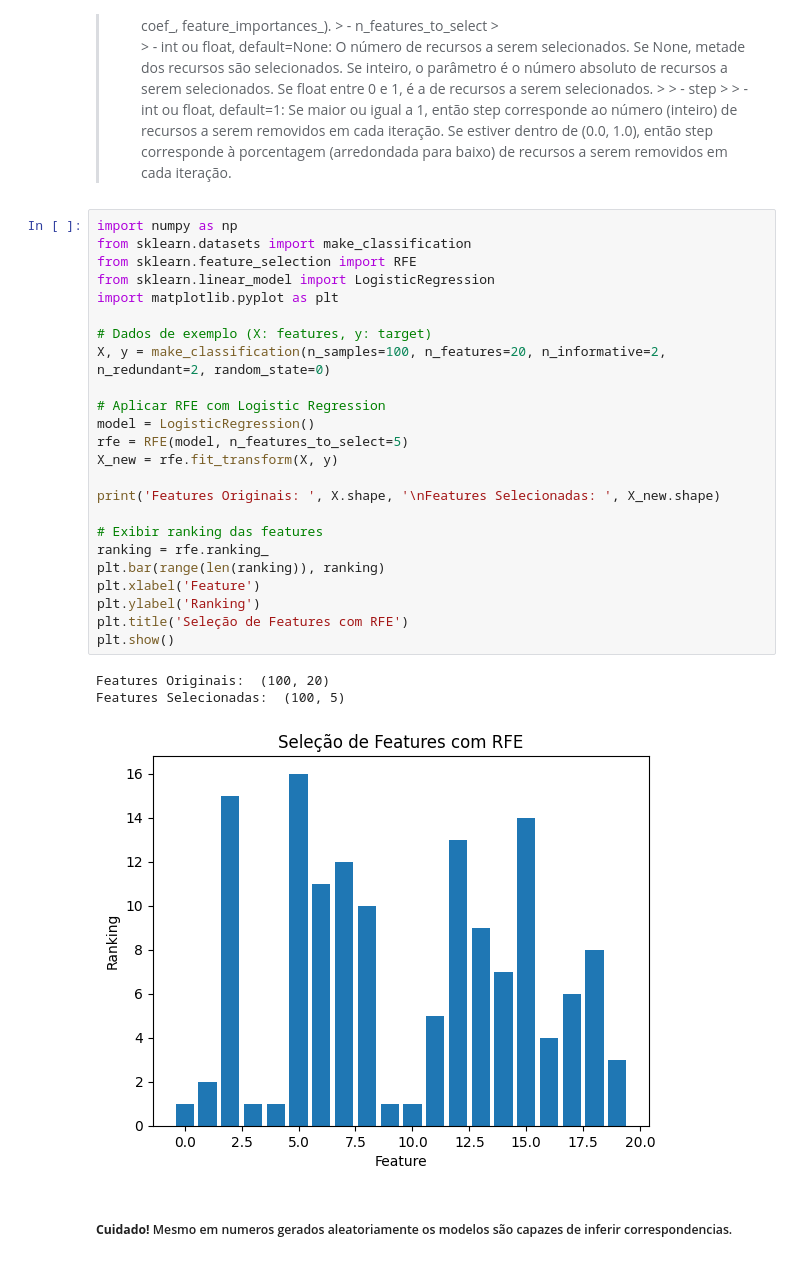
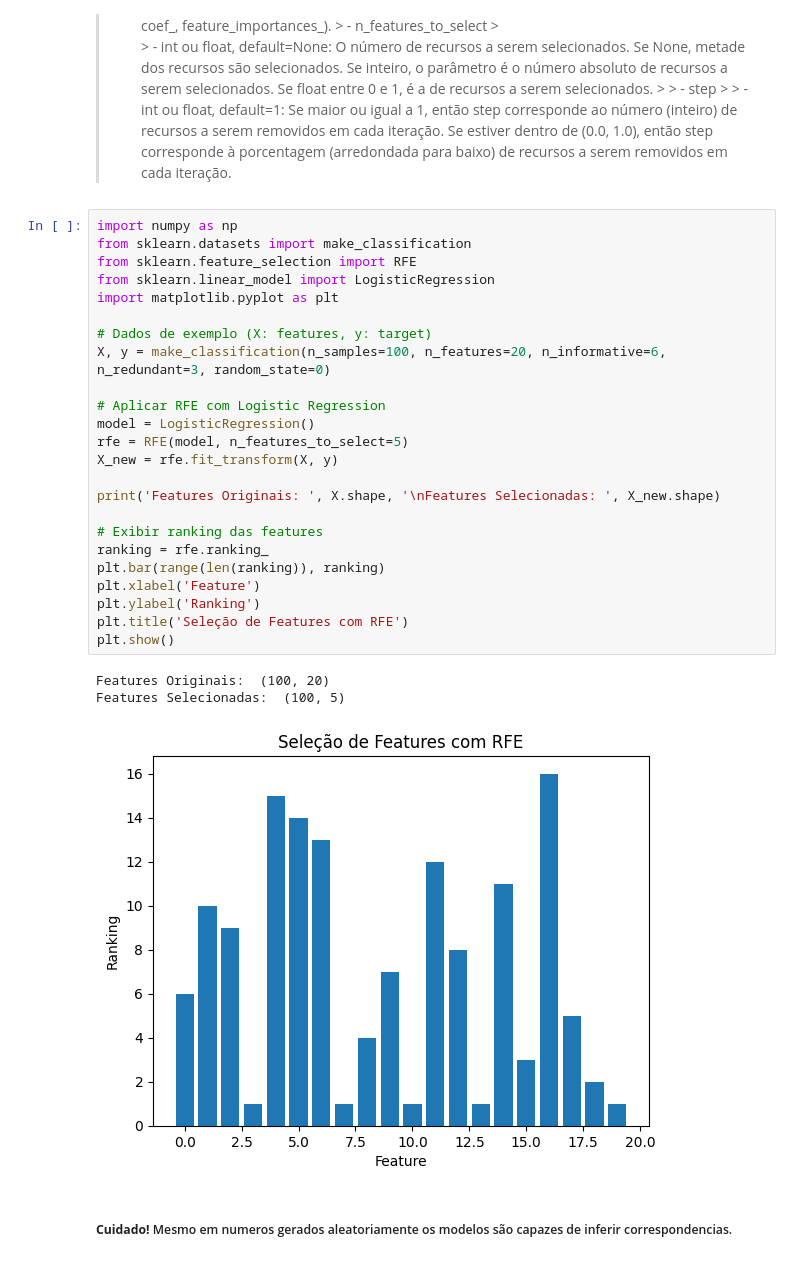
Before and after one commit to dacioms/DacioFeature3_24, a Jupyter notebook: 01_numericos/008_Selecao_Features.ipynb, the cells around one changed output. Saved outputs shown, nothing was run; the diff lists cells and outputs as text.

```diff
--- a/01_numericos/008_Selecao_Features.ipynb
+++ b/01_numericos/008_Selecao_Features.ipynb
@@ -200,31 +200,31 @@ Possui uma considerável dependência do tipo de modelo de aprendizado escolhido
 # %%
 import numpy as np
 from sklearn.datasets import make_classification
 from sklearn.feature_selection import RFE
 from sklearn.linear_model import LogisticRegression
 import matplotlib.pyplot as plt
 
 # Dados de exemplo (X: features, y: target)
-X, y = make_classification(n_samples=100, n_features=20, n_informative=2, n_redundant=2, random_state=0)
+X, y = make_classification(n_samples=100, n_features=20, n_informative=6, n_redundant=3, random_state=0)
 
 # Aplicar RFE com Logistic Regression
 model = LogisticRegression()
 rfe = RFE(model, n_features_to_select=5)
 X_new = rfe.fit_transform(X, y)
 
 print('Features Originais: ', X.shape, '\nFeatures Selecionadas: ', X_new.shape)
 
 # Exibir ranking das features
 ranking = rfe.ranking_
 plt.bar(range(len(ranking)), ranking)
 plt.xlabel('Feature')
 plt.ylabel('Ranking')
 plt.title('Seleção de Features com RFE')
 plt.show()
 # %% [output]
 Features Originais:  (100, 20)
 Features Selecionadas:  (100, 5)
-[figure, old version]
+[figure, new version]
 # %% [markdown]
 ##### **Cuidado!** Mesmo em numeros gerados aleatoriamente os modelos são capazes de inferir correspondencias.
 # %%
```
Also changed, not shown: parts of 8 cells of this notebook.
